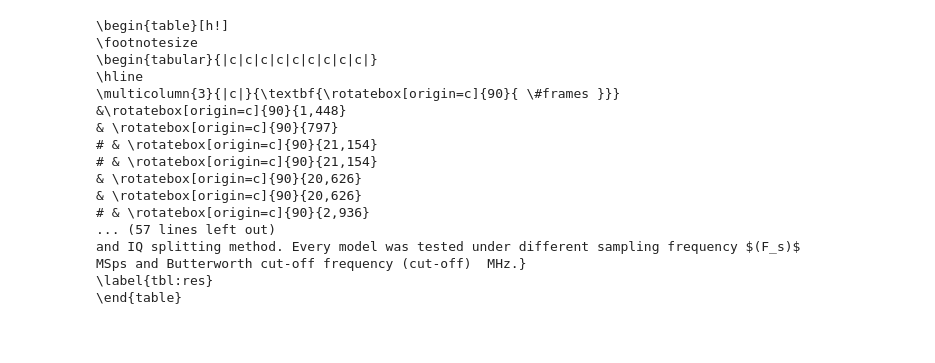
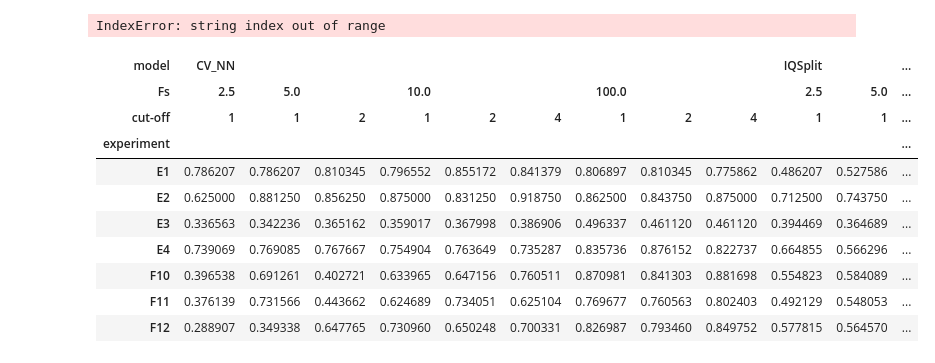
Before and after one commit to mkashani-phd/BLEWBAN_Dataset, a Jupyter notebook: Examples/ALL NN/res/resAnalyze.ipynb, the cells around one changed output. Saved outputs shown, nothing was run; the diff lists cells and outputs as text; code cells hidden in the pictures; blank space fills up the shorter version.

```diff
--- a/Examples/ALL NN/res/resAnalyze.ipynb
+++ b/Examples/ALL NN/res/resAnalyze.ipynb
@@ -39,28 +177,22 @@ latex_table = r'''
 \multicolumn{3}{|c|}{\textbf{\rotatebox[origin=c]{90}{ \#frames }}}
 &\rotatebox[origin=c]{90}{1,448}
 & \rotatebox[origin=c]{90}{797}
-# & \rotatebox[origin=c]{90}{21,154}
-# & \rotatebox[origin=c]{90}{21,154}
 & \rotatebox[origin=c]{90}{20,626}
 & \rotatebox[origin=c]{90}{20,626}
-# & \rotatebox[origin=c]{90}{2,936}
-# &\rotatebox[origin=c]{90}{3,128}
-# & \rotatebox[origin=c]{90}{3,221}
 & \rotatebox[origin=c]{90}{6,055}
 &\rotatebox[origin=c]{90}{6,023}\\
 
 \hline
 
 \multicolumn{3}{|c|}{ \rotatebox[origin=c]{90}{ Type }}
-& \multicolumn{4}{c|}{\textbf{\cellcolor[HTML]{EFEFEF}Off-Body}}
-& \multicolumn{2}{c|}{\textbf{\cellcolor[HTML]{EFEFEF}On-Body}}\\
+& \multicolumn{4}{c|}{\textbf{\cellcolor[HTML]{EFEFEF} Off-Body}}
+& \multicolumn{2}{c|}{\textbf{\cellcolor[HTML]{EFEFEF} On-Body}}\\
 
 \hline
 
 
 \multicolumn{1}{|c|}{}&\multicolumn{1}{c|}{\textbf{Fs}}& \textbf{\rotatebox[origin=c]{90}{ cut-off }}
 & \multicolumn{1}{c|}{}& \multicolumn{1}{c|}{}& \multicolumn{1}{c|}{}& \multicolumn{1}{c|}{}
-& \multicolumn{1}{c|}{}& & \multicolumn{1}{c|}{}& \multicolumn{1}{c|}{}& \multicolumn{1}{c|}{}
 & \multicolumn{1}{c|}{} &  \\
 
 \cline{2-3}
@@ -68,23 +200,18 @@ latex_table = r'''
 \multicolumn{1}{|c|}{\multirow{-3}{*}{\textbf{\rotatebox[origin=c]{90}{\textbf{model}}}}}
 & \multicolumn{2}{c|}{(MHz)}  & \multicolumn{1}{c|}{\multirow{-3}{*}{\textbf{E1}}}
 & \multicolumn{1}{c|}{\multirow{-3}{*}{\textbf{E2}}}
-# & \multicolumn{1}{c|}{\multirow{-3}{*}{\textbf{E3}}}
-# & \multicolumn{1}{c|}{\multirow{-3}{*}{\textbf{E4}}}
 & \multicolumn{1}{c|}{\multirow{-3}{*}{\textbf{E5}}}
 & \multirow{-3}{*}{\textbf{E6}}
-# & \multicolumn{1}{c|}{\multirow{-3}{*}{\textbf{E7}}}
-# & \multicolumn{1}{c|}{\multirow{-3}{*}{\textbf{E8}}}
-# & \multicolumn{1}{c|}{\multirow{-3}{*}{\textbf{E9}}}
 & \multicolumn{1}{c|}{\multirow{-3}{*}{\textbf{E10}}}
 & \multirow{-3}{*}{\textbf{E11}} \\
 
 \hline
 '''
 cnt = 1
-for index, row in res.iterrows():
+for index, row in res.T.iterrows():
 
     if cnt%9 == 0:
-        model = r"\multirow{-9}{*}{\rotatebox[origin=c]{90}{\textbf{\cellcolor[HTML]{EFEFEF}" + ('CV-CNN' if index[0]=='CV_NN' else "IQ Splitting" ) + r"}}}"
+        model = r"\multirow{-9}{*}{\rotatebox[origin=c]{90}{\textbf{\cellcolor[HTML]{EFEFEF}\large " + ('CV-CNN' if index[0]=='CV_NN' else "IQ Splitting" ) + r"}}}"
     else:
         model = r'\multicolumn{1}{|c|}{\cellcolor[HTML]{EFEFEF}}'
     fs = index[1]
@@ -111,20 +238,4 @@ MSps and Butterworth cut-off frequency (cut-off)  MHz.}
 
 print(latex_table)
 # %% [output]
-\begin{table}[h!]
-\footnotesize
-\begin{tabular}{|c|c|c|c|c|c|c|c|c|}
-\hline
-\multicolumn{3}{|c|}{\textbf{\rotatebox[origin=c]{90}{ \#frames }}}
-&\rotatebox[origin=c]{90}{1,448}
-& \rotatebox[origin=c]{90}{797}
-# & \rotatebox[origin=c]{90}{21,154}
-# & \rotatebox[origin=c]{90}{21,154}
-& \rotatebox[origin=c]{90}{20,626}
-& \rotatebox[origin=c]{90}{20,626}
-# & \rotatebox[origin=c]{90}{2,936}
-... (57 lines left out)
-and IQ splitting method. Every model was tested under different sampling frequency $(F_s)$
-MSps and Butterworth cut-off frequency (cut-off)  MHz.}
-\label{tbl:res}
-\end{table}
+IndexError: string index out of range
@@ -132,0 +242,14 @@ x = matplotlib.colormaps.get_cmap('RdYlGn')
+# %%
+res2[['E1','E2','E3','E4', 'F10','F11','F12']].T
+# %% [output]
+| model | CV_NN |  |  |  |  |  |  |  |  | IQSplit |  | ... |
+| Fs | 2.5 | 5.0 |  | 10.0 |  |  | 100.0 |  |  | 2.5 | 5.0 | ... |
+| cut-off | 1 | 1 | 2 | 1 | 2 | 4 | 1 | 2 | 4 | 1 | 1 | ... |
+| experiment |  |  |  |  |  |  |  |  |  |  |  | ... |
+| E1 | 0.786207 | 0.786207 | 0.810345 | 0.796552 | 0.855172 | 0.841379 | 0.806897 | 0.810345 | 0.775862 | 0.486207 | 0.527586 | ... |
+| E2 | 0.625000 | 0.881250 | 0.856250 | 0.875000 | 0.831250 | 0.918750 | 0.862500 | 0.843750 | 0.875000 | 0.712500 | 0.743750 | ... |
+| E3 | 0.336563 | 0.342236 | 0.365162 | 0.359017 | 0.367998 | 0.386906 | 0.496337 | 0.461120 | 0.461120 | 0.394469 | 0.364689 | ... |
+| E4 | 0.739069 | 0.769085 | 0.767667 | 0.754904 | 0.763649 | 0.735287 | 0.835736 | 0.876152 | 0.822737 | 0.664855 | 0.566296 | ... |
+| F10 | 0.396538 | 0.691261 | 0.402721 | 0.633965 | 0.647156 | 0.760511 | 0.870981 | 0.841303 | 0.881698 | 0.554823 | 0.584089 | ... |
+| F11 | 0.376139 | 0.731566 | 0.443662 | 0.624689 | 0.734051 | 0.625104 | 0.769677 | 0.760563 | 0.802403 | 0.492129 | 0.548053 | ... |
+| F12 | 0.288907 | 0.349338 | 0.647765 | 0.730960 | 0.650248 | 0.700331 | 0.826987 | 0.793460 | 0.849752 | 0.577815 | 0.564570 | ... |
```
Also changed, not shown: parts of 9 cells of this notebook, 5 other files.
